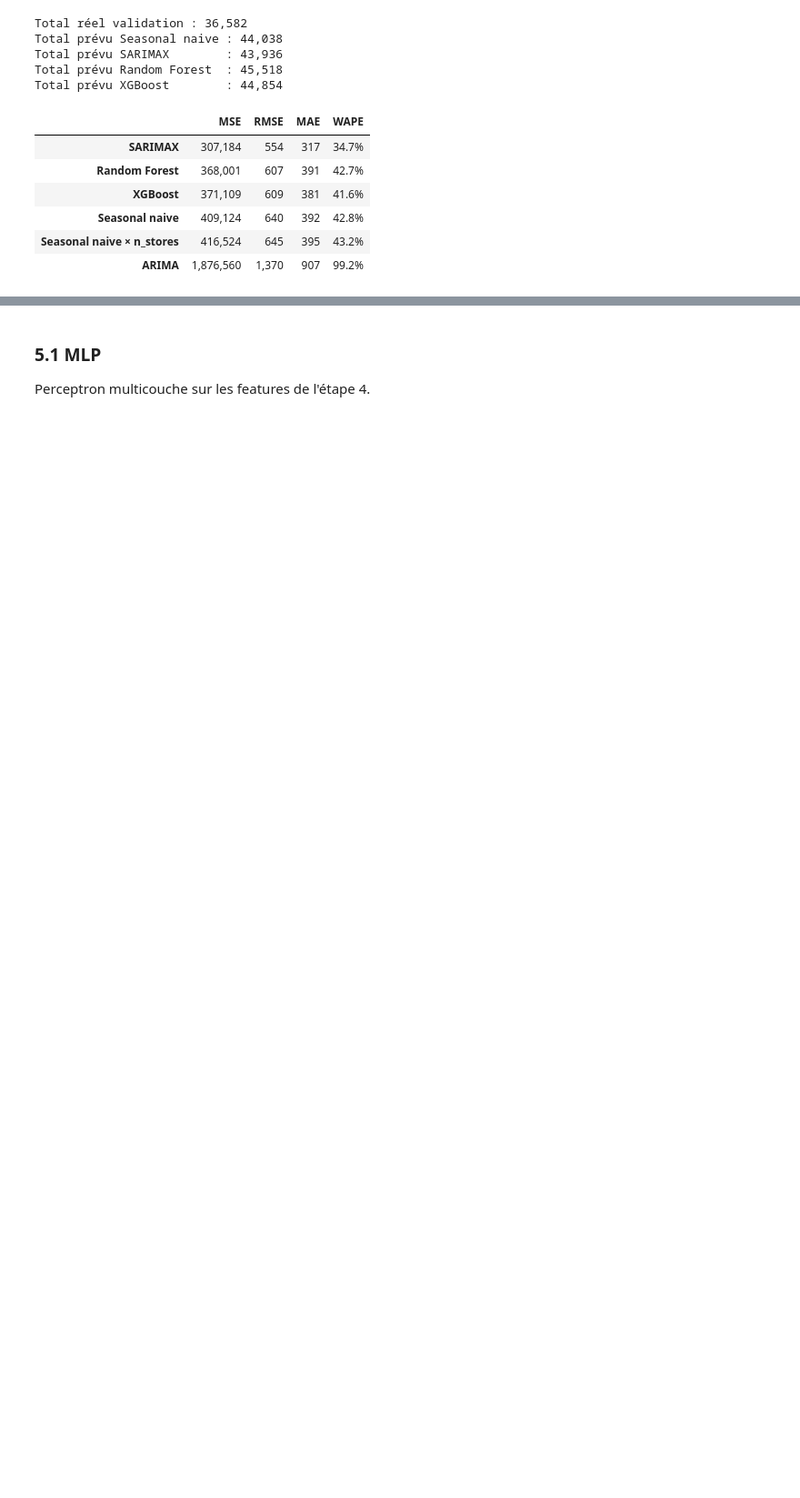
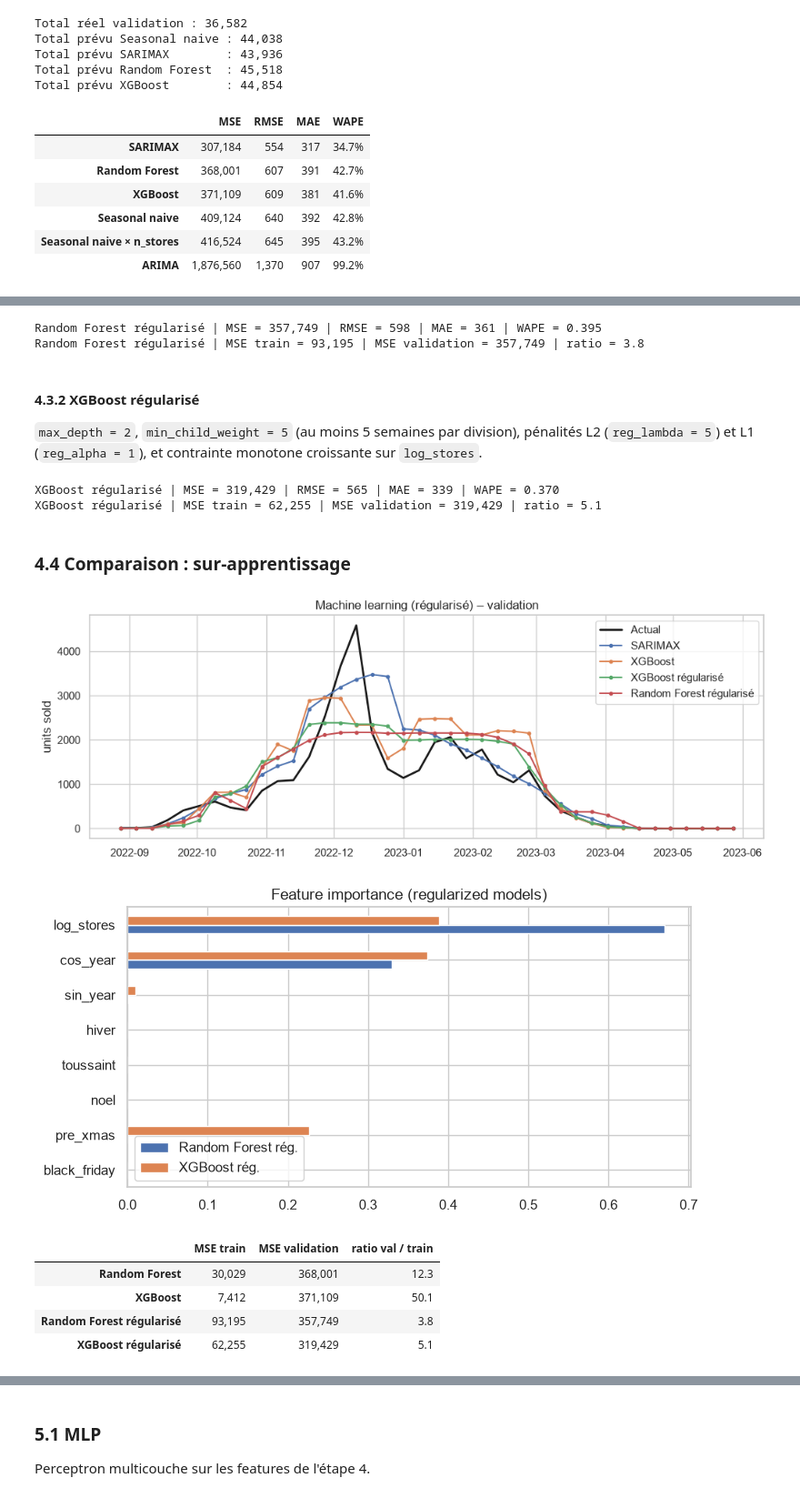
Before and after one commit to deboramendes27/decathlon-forecast, a Jupyter notebook: notebooks/02_modeles.ipynb, the cells around one changed output, grey strips where cells are left out. Shown at 91% size. Cells and saved outputs as stored; diff of their text form; code cells hidden in the pictures; blank space fills up the shorter version.

```diff
--- a/notebooks/02_modeles.ipynb
+++ b/notebooks/02_modeles.ipynb
@@ -529,0 +492,12 @@ Soumission écrite : ..\submissions\ml_xgboost.csv (40 lignes, total prévu = 40
+# %%
+# Modification 1 – features lisses : courbe annuelle + indicatrices d'événements
+ML_FEATURES_SMOOTH = ['sin_year', 'cos_year', 'pre_xmas', 'black_friday', 'toussaint', 'noel', 'hiver', 'log_stores']
+
+def ml_features_smooth(df):
+    X = ml_features(df)
+    X['pre_xmas'] = ((X.weeks_to_xmas >= 0) & (X.weeks_to_xmas <= 5)).astype(int)
+    X['black_friday'] = ((X.weeks_from_bf > -1) & (X.weeks_from_bf <= 0)).astype(int)   # semaine contenant le Black Friday
+    X = X.join(fourier_terms(df.index, 1).rename(columns={'sin1': 'sin_year', 'cos1': 'cos_year'}))
+    return X[ML_FEATURES_SMOOTH]
+
+ml_features_smooth(val_future).iloc[10:16]
@@ -529,0 +518,45 @@ Soumission écrite : ..\submissions\ml_xgboost.csv (40 lignes, total prévu = 40
+# %%
+rf_reg_forecast = ml_forecast(lambda: RandomForestRegressor(n_estimators=500, min_samples_leaf=6, max_depth=4,
+                                                            random_state=42, n_jobs=-1),
+                              feature_fn=ml_features_smooth)
+evaluate('Random Forest régularisé', rf_reg_forecast)
+overfit_check('Random Forest régularisé', rf_reg_forecast)
+# %% [output]
+Random Forest régularisé | MSE = 357,749 | RMSE = 598 | MAE = 361 | WAPE = 0.395
+Random Forest régularisé | MSE train = 93,195 | MSE validation = 357,749 | ratio = 3.8
+# %% [markdown]
+#### 4.3.2 XGBoost régularisé
+
+`max_depth = 2`, `min_child_weight = 5` (au moins 5 semaines par division), pénalités L2 (`reg_lambda = 5`) et
+L1 (`reg_alpha = 1`), et contrainte monotone croissante sur `log_stores`.
+# %%
+monotone = tuple(1 if f == 'log_stores' else 0 for f in ML_FEATURES_SMOOTH)
+xgb_reg_forecast = ml_forecast(lambda: XGBRegressor(n_estimators=300, learning_rate=0.03, max_depth=2,
+                                                    min_child_weight=5, reg_lambda=5, reg_alpha=1,
+                                                    subsample=0.8, colsample_bytree=0.8,
+                                                    monotone_constraints=monotone, random_state=42),
+                               feature_fn=ml_features_smooth)
+evaluate('XGBoost régularisé', xgb_reg_forecast)
+overfit_check('XGBoost régularisé', xgb_reg_forecast)
+# %% [output]
+XGBoost régularisé | MSE = 319,429 | RMSE = 565 | MAE = 339 | WAPE = 0.370
+XGBoost régularisé | MSE train = 62,255 | MSE validation = 319,429 | ratio = 5.1
+# %% [markdown]
+### 4.4 Comparaison : sur-apprentissage
+# %%
+plot_val(['SARIMAX', 'XGBoost', 'XGBoost régularisé', 'Random Forest régularisé'], 'Machine learning (régularisé) – validation')
+
+imp = pd.DataFrame({'Random Forest rég.': rf_reg_forecast.model.feature_importances_,
+                    'XGBoost rég.': xgb_reg_forecast.model.feature_importances_}, index=ML_FEATURES_SMOOTH)
+imp.sort_values('Random Forest rég.').plot.barh(figsize=(8, 4), title='Feature importance (regularized models)')
+plt.show()
+
+display(overfit_table(['Random Forest', 'XGBoost', 'Random Forest régularisé', 'XGBoost régularisé']))
+# %% [output]
+[figure, added]
+[figure, added]
+|  | MSE train | MSE validation | ratio val / train |
+| Random Forest | 30,029 | 368,001 | 12.3 |
+| XGBoost | 7,412 | 371,109 | 50.1 |
+| Random Forest régularisé | 93,195 | 357,749 | 3.8 |
+| XGBoost régularisé | 62,255 | 319,429 | 5.1 |
```
Also changed, not shown: parts of 58 cells of this notebook, 5 other files.
